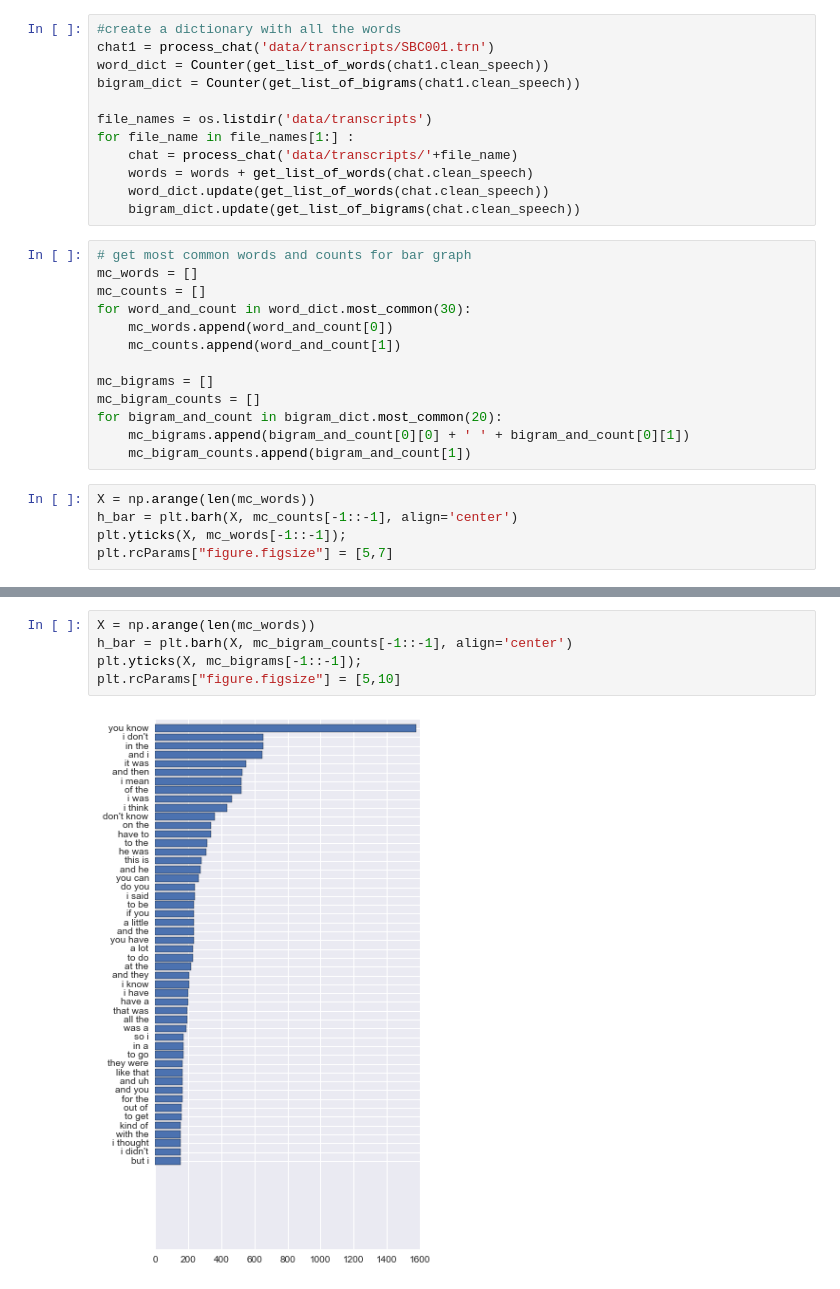
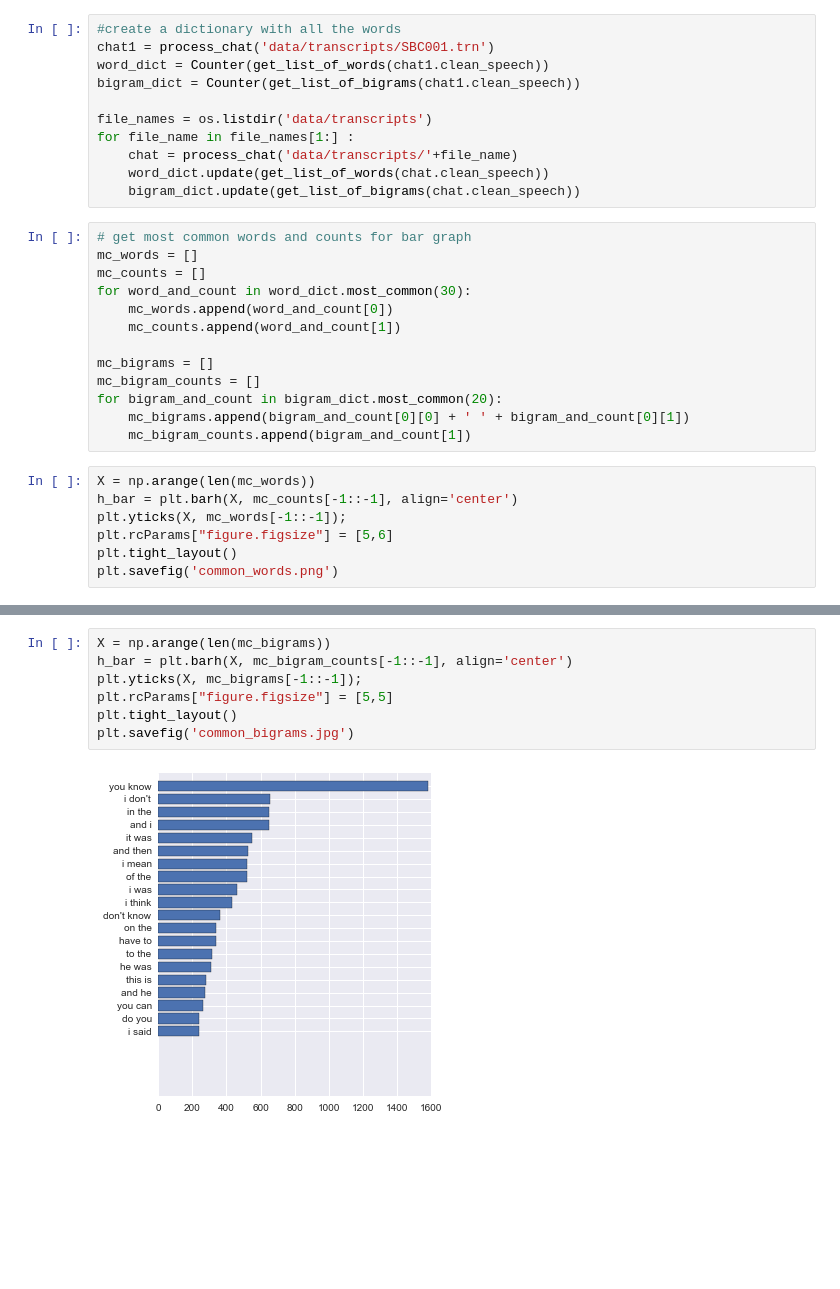
Before and after one commit to lfjover/spoken_english, a Jupyter notebook: spoken_english.ipynb, the cells around one changed output, grey strips where cells are left out. Drawn from its saved outputs; the diff is of its cells as text; blank space fills up the shorter version.

```diff
--- a/spoken_english.ipynb
+++ b/spoken_english.ipynb
@@ -77,7 +77,6 @@ bigram_dict = Counter(get_list_of_bigrams(chat1.clean_speech))
 file_names = os.listdir('data/transcripts')
 for file_name in file_names[1:] :
     chat = process_chat('data/transcripts/'+file_name)
-    words = words + get_list_of_words(chat.clean_speech)
     word_dict.update(get_list_of_words(chat.clean_speech))
     bigram_dict.update(get_list_of_bigrams(chat.clean_speech))
 # %%
@@ -97,5 +96,7 @@ for bigram_and_count in bigram_dict.most_common(20):
 X = np.arange(len(mc_words))
 h_bar = plt.barh(X, mc_counts[-1::-1], align='center')
 plt.yticks(X, mc_words[-1::-1]);
-plt.rcParams["figure.figsize"] = [5,7]
+plt.rcParams["figure.figsize"] = [5,6]
+plt.tight_layout()
+plt.savefig('common_words.png')
 # %% [output]
@@ -103,7 +104,9 @@ plt.rcParams["figure.figsize"] = [5,7]
 # %%
-X = np.arange(len(mc_words))
+X = np.arange(len(mc_bigrams))
 h_bar = plt.barh(X, mc_bigram_counts[-1::-1], align='center')
 plt.yticks(X, mc_bigrams[-1::-1]);
-plt.rcParams["figure.figsize"] = [5,10]
+plt.rcParams["figure.figsize"] = [5,5]
+plt.tight_layout()
+plt.savefig('common_bigrams.jpg')
 # %% [output]
-[figure, old version]
+[figure, new version]
```
Also changed, not shown: parts of 1 cell of this notebook, 2 other files.
